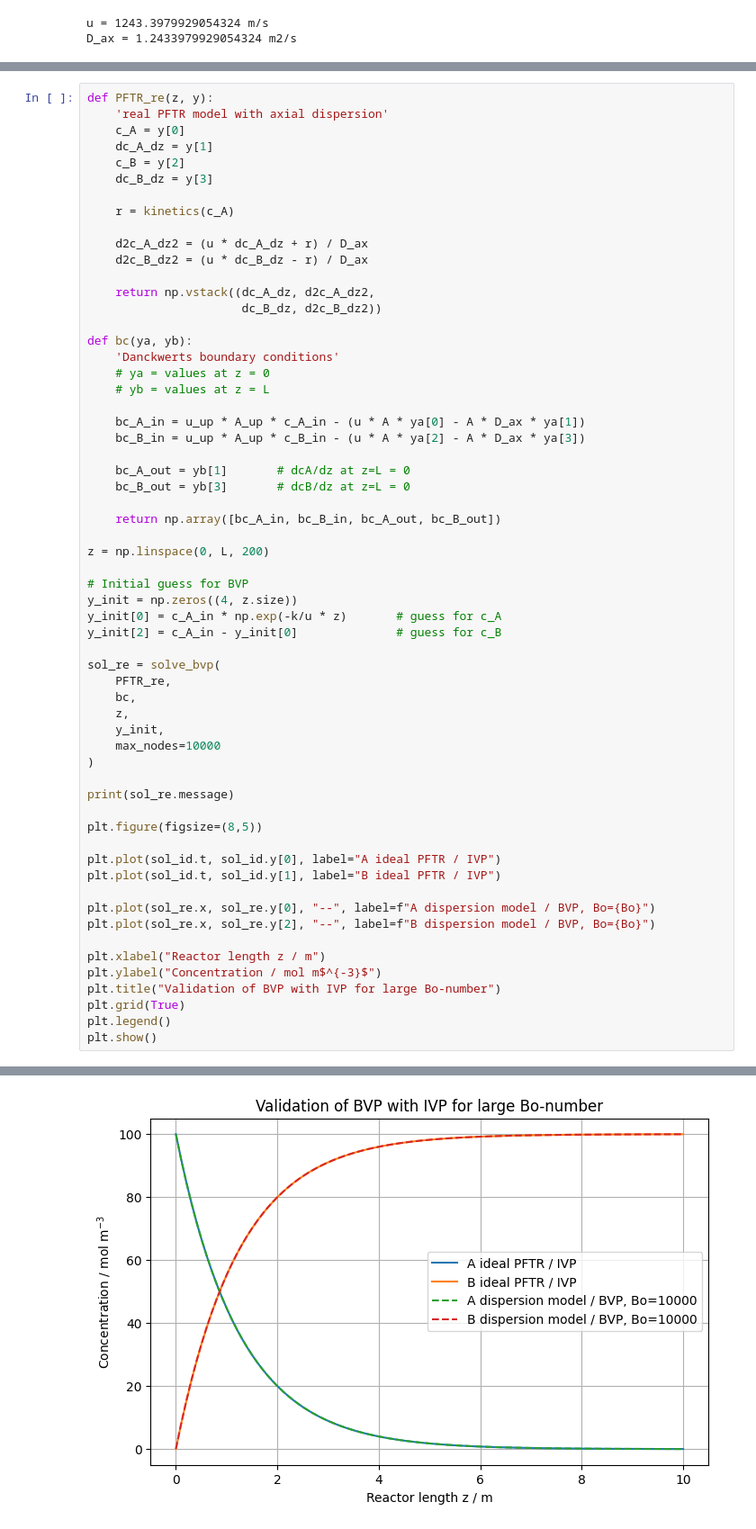
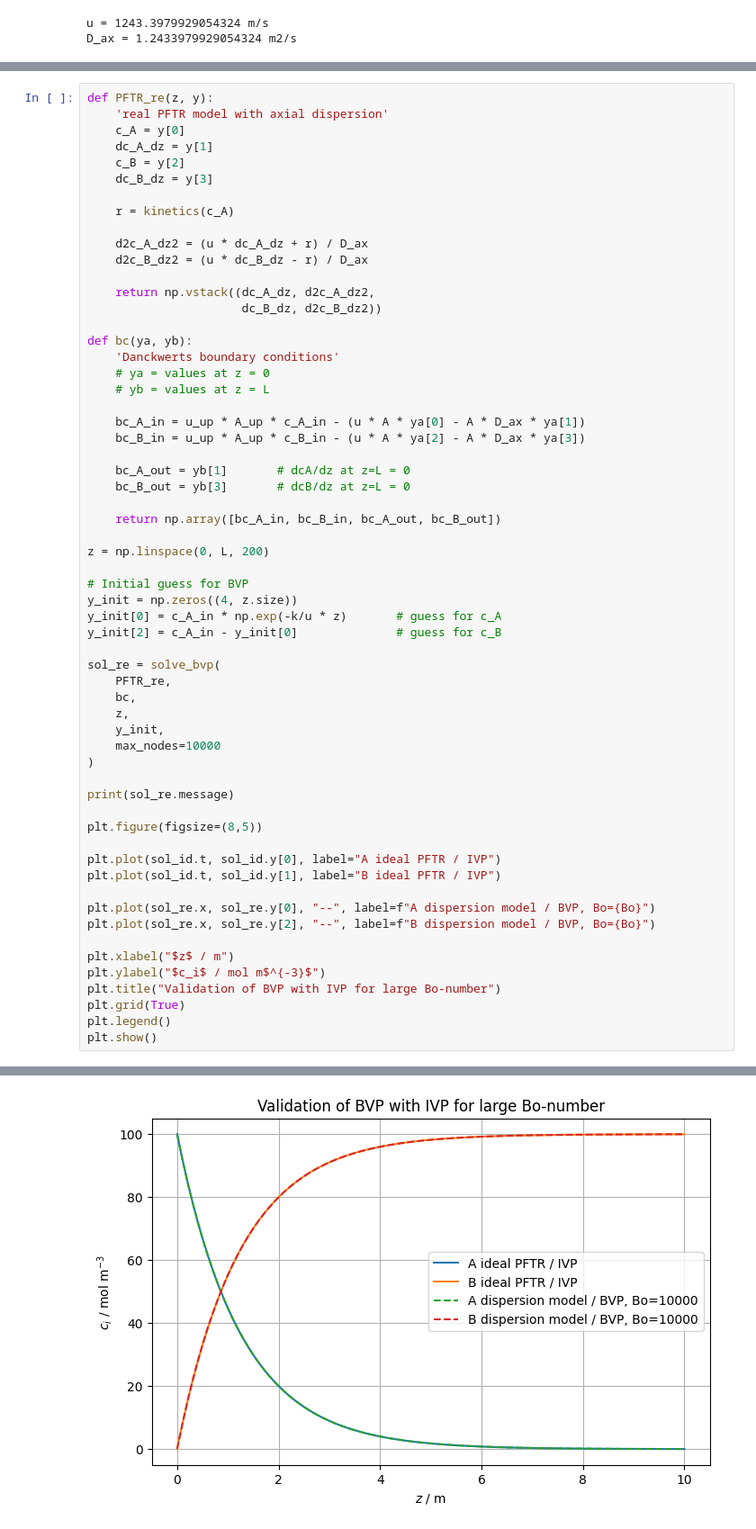
Before and after one commit to franzi-j/Assignment-4, a Jupyter notebook: Assigment_4_CRE III_Franzi.ipynb, the cells around one changed output, grey strips where cells are left out. Shown at 90% size. Saved outputs shown, nothing was run; the diff lists cells and outputs as text.

```diff
--- a/Assigment_4_CRE III_Franzi.ipynb
+++ b/Assigment_4_CRE III_Franzi.ipynb
@@ -172,33 +196,33 @@ z = np.linspace(0, L, 200)
 
 # Initial guess for BVP
 y_init = np.zeros((4, z.size))
 y_init[0] = c_A_in * np.exp(-k/u * z)       # guess for c_A
 y_init[2] = c_A_in - y_init[0]              # guess for c_B
 
 sol_re = solve_bvp(
     PFTR_re,
     bc,
     z,
     y_init,
     max_nodes=10000
 )
 
 print(sol_re.message)
 
 plt.figure(figsize=(8,5))
 
 plt.plot(sol_id.t, sol_id.y[0], label="A ideal PFTR / IVP")
 plt.plot(sol_id.t, sol_id.y[1], label="B ideal PFTR / IVP")
 
 plt.plot(sol_re.x, sol_re.y[0], "--", label=f"A dispersion model / BVP, Bo={Bo}")
 plt.plot(sol_re.x, sol_re.y[2], "--", label=f"B dispersion model / BVP, Bo={Bo}")
 
-plt.xlabel("Reactor length z / m")
-plt.ylabel("Concentration / mol m$^{-3}$")
+plt.xlabel("$z$ / m")
+plt.ylabel("$c_i$ / mol m$^{-3}$")
 plt.title("Validation of BVP with IVP for large Bo-number")
 plt.grid(True)
 plt.legend()
 plt.show()
 # %% [output]
 The algorithm converged to the desired accuracy.
-[figure, old version]
+[figure, new version]
```
Also changed, not shown: parts of 15 cells of this notebook, 1 other file.
